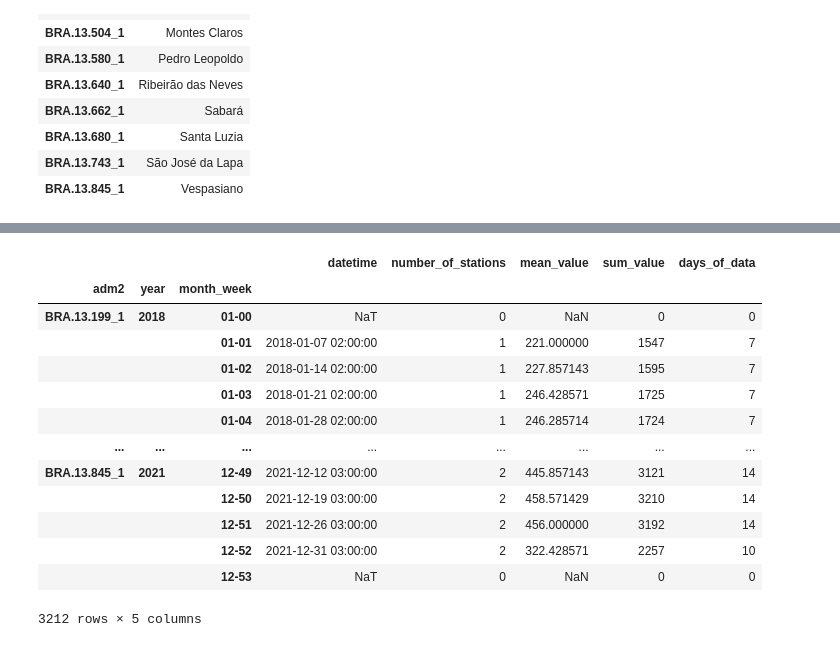
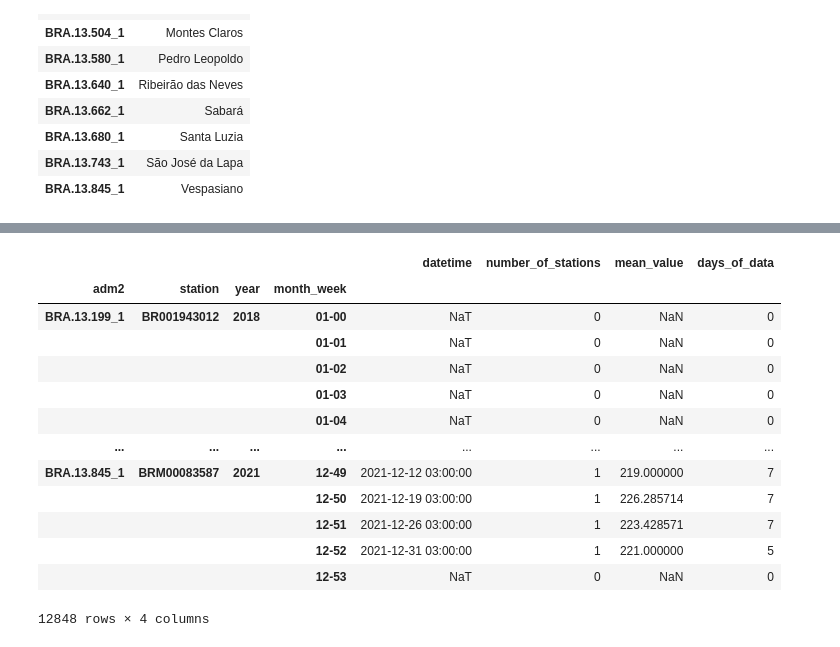
Before and after one commit to dutrajardim/fire-information, a Jupyter notebook: notebooks/adm1_analisys.ipynb, the cells around one changed output, grey strips where cells are left out. Cells and saved outputs as stored; diff of their text form; code cells hidden in the pictures.

```diff
--- a/notebooks/adm1_analisys.ipynb
+++ b/notebooks/adm1_analisys.ipynb
@@ -34,3 +36,7 @@ pa_tempr = pq.read_table("dutrajardim-fi/tables/ghcn.parquet", filters=filters,
 pd_tempr = pa_tempr.to_pandas()
 pd_tempr['date'] = pd_tempr['datetime'].dt.strftime('%Y-%m-%d')
 pd_tempr['month_week'] = pd_tempr['datetime'].dt.strftime('%m-%W')
+
+pd_tmax = pd_tempr[pd_tempr['element'] == 'TMAX']
+pd_tmin = pd_tempr[pd_tempr['element'] == 'TMIN']
+pd_tavg = pd_tempr[pd_tempr['element'] == 'TAVG']
@@ -240,28 +190,25 @@ pd_tempr.adm3.nunique()
 # %%
-pdgrp_tempr = pd_tempr[pd_tempr['element'] == 'TAVG'] \
-    .sort_values(by='datetime') \
-    .groupby(['adm2', 'year', 'month_week']).agg(
-        datetime=pd.NamedAgg('datetime', 'last'),
-        number_of_stations=pd.NamedAgg('station', 'nunique'),
-        # mean_value=pd.NamedAgg('value', 'mean'),
-        mean_value=pd.NamedAgg('value', lambda x: x.sum() / 7),
-        sum_value=pd.NamedAgg('value', 'sum'),
-        days_of_data=pd.NamedAgg('date', 'count')
+pdgrp_tavg = pd_tavg \
+    .groupby(['adm2', 'station', 'year', 'month_week']).agg(
+        datetime=('datetime', 'last'),
+        number_of_stations=('station', 'nunique'),
+        mean_value=('value', 'mean'),
+        days_of_data=('date', 'count'),
     )
 
-pdgrp_tempr
+pdgrp_tavg
 # %% [output]
-|  |  |  | datetime | number_of_stations | mean_value | sum_value | days_of_data |
-| adm2 | year | month_week |  |  |  |  |  |
-| BRA.13.199_1 | 2018 | 01-00 | NaT | 0 | NaN | 0 | 0 |
-|  |  | 01-01 | 2018-01-07 02:00:00 | 1 | 221.000000 | 1547 | 7 |
-|  |  | 01-02 | 2018-01-14 02:00:00 | 1 | 227.857143 | 1595 | 7 |
-|  |  | 01-03 | 2018-01-21 02:00:00 | 1 | 246.428571 | 1725 | 7 |
-|  |  | 01-04 | 2018-01-28 02:00:00 | 1 | 246.285714 | 1724 | 7 |
+|  |  |  |  | datetime | number_of_stations | mean_value | days_of_data |
+| adm2 | station | year | month_week |  |  |  |  |
+| BRA.13.199_1 | BR001943012 | 2018 | 01-00 | NaT | 0 | NaN | 0 |
+|  |  |  | 01-01 | NaT | 0 | NaN | 0 |
+|  |  |  | 01-02 | NaT | 0 | NaN | 0 |
+|  |  |  | 01-03 | NaT | 0 | NaN | 0 |
+|  |  |  | 01-04 | NaT | 0 | NaN | 0 |
 | ... | ... | ... | ... | ... | ... | ... | ... |
-| BRA.13.845_1 | 2021 | 12-49 | 2021-12-12 03:00:00 | 2 | 445.857143 | 3121 | 14 |
-|  |  | 12-50 | 2021-12-19 03:00:00 | 2 | 458.571429 | 3210 | 14 |
-|  |  | 12-51 | 2021-12-26 03:00:00 | 2 | 456.000000 | 3192 | 14 |
-|  |  | 12-52 | 2021-12-31 03:00:00 | 2 | 322.428571 | 2257 | 10 |
-|  |  | 12-53 | NaT | 0 | NaN | 0 | 0 |
+| BRA.13.845_1 | BRM00083587 | 2021 | 12-49 | 2021-12-12 03:00:00 | 1 | 219.000000 | 7 |
+|  |  |  | 12-50 | 2021-12-19 03:00:00 | 1 | 226.285714 | 7 |
+|  |  |  | 12-51 | 2021-12-26 03:00:00 | 1 | 223.428571 | 7 |
+|  |  |  | 12-52 | 2021-12-31 03:00:00 | 1 | 221.000000 | 5 |
+|  |  |  | 12-53 | NaT | 0 | NaN | 0 |
-3212 rows × 5 columns
+12848 rows × 4 columns
```
Also changed, not shown: parts of 17 cells of this notebook.
